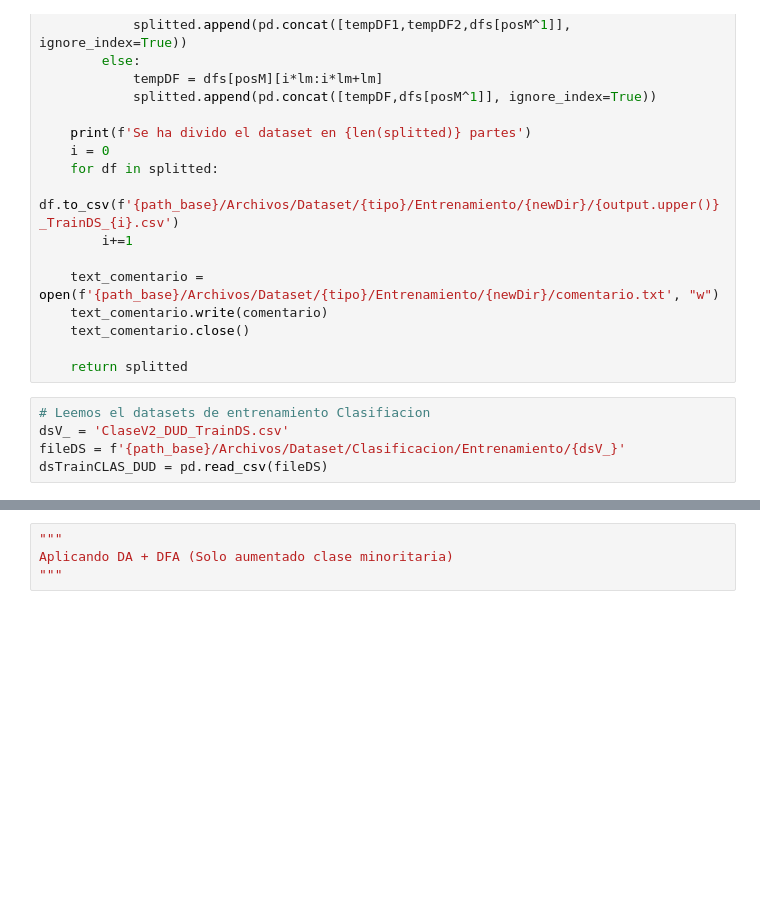
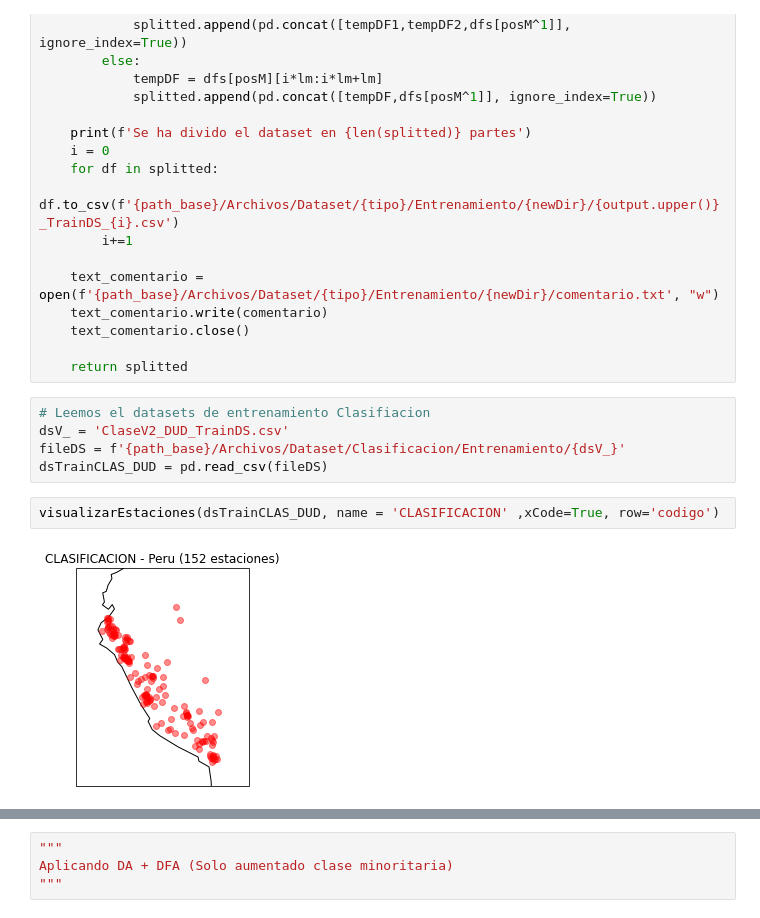
Before and after one commit to ShounenGakusei/Tesis2-DiegoParedes, a Jupyter notebook: Codigo/01-ProcesamientoDatos/02-5-procesamientoDatos_MINI.ipynb, the cells around one changed output, grey strips where cells are left out. Drawn from its saved outputs; the diff is of its cells as text; blank space fills up the shorter version.

```diff
--- a/Codigo/01-ProcesamientoDatos/02-5-procesamientoDatos_MINI.ipynb
+++ b/Codigo/01-ProcesamientoDatos/02-5-procesamientoDatos_MINI.ipynb
@@ -257,3 +263,7 @@ def splitTrainDS(_dataset, redTipo, path_base, newDir='Split', DA=0, comentario=
 dsV_ = 'ClaseV2_DUD_TrainDS.csv'
 fileDS = f'{path_base}/Archivos/Dataset/Clasificacion/Entrenamiento/{dsV_}'
 dsTrainCLAS_DUD = pd.read_csv(fileDS)
+# %%
+visualizarEstaciones(dsTrainCLAS_DUD, name = 'CLASIFICACION' ,xCode=True, row='codigo')
+# %% [output]
+[figure, added]
```
Also changed, not shown: parts of 2 cells of this notebook, 9 other files.
